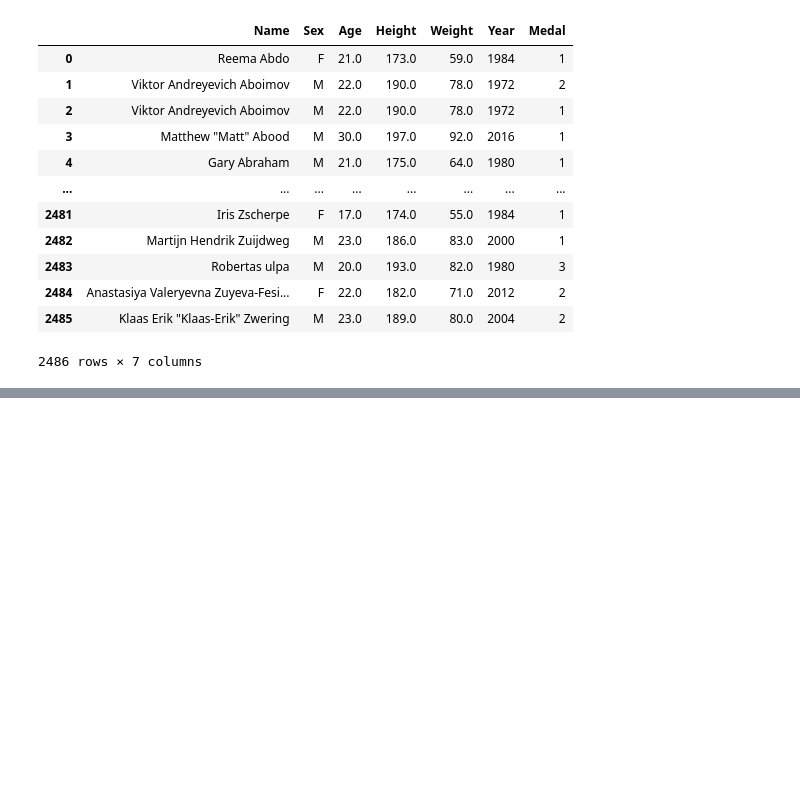
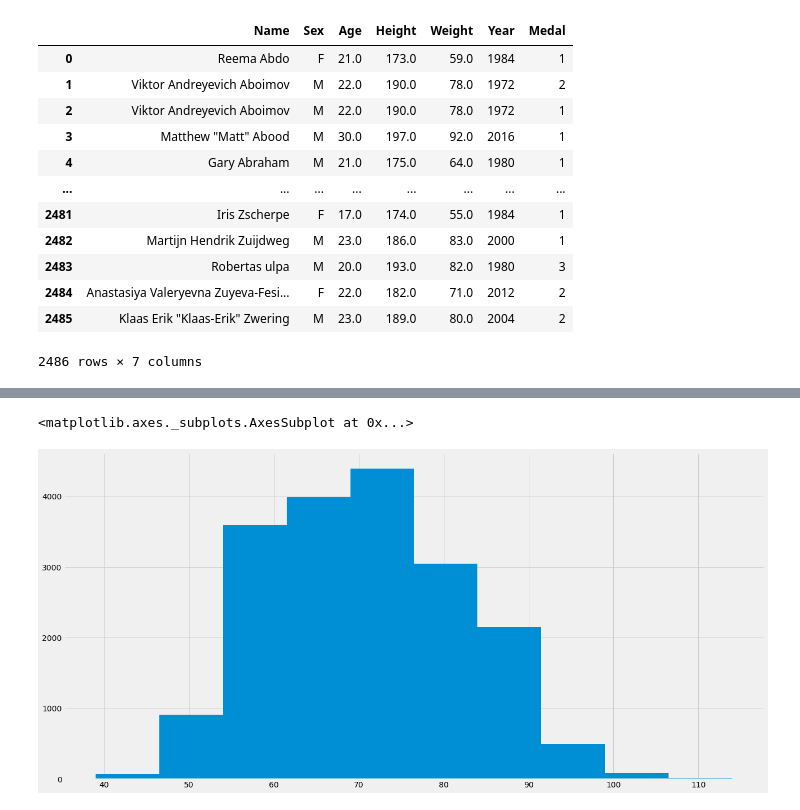
Before and after one commit to luciomuramatsu/olympics, a Jupyter notebook: firstRound.ipynb, the cells around one changed output, grey strips where cells are left out. Cells and saved outputs as stored; diff of their text form; code cells hidden in the pictures; blank space fills up the shorter version.

```diff
--- a/firstRound.ipynb
+++ b/firstRound.ipynb
@@ -156,0 +339,6 @@ swimming.Height.hist()
+# %%
+plt.figure(figsize=(20, 10))
+swimming.Weight.hist()
+# %% [output]
+<matplotlib.axes._subplots.AxesSubplot at 0x...>
+[figure, added]
```
Also changed, not shown: parts of 117 cells of this notebook, 4 other files.
